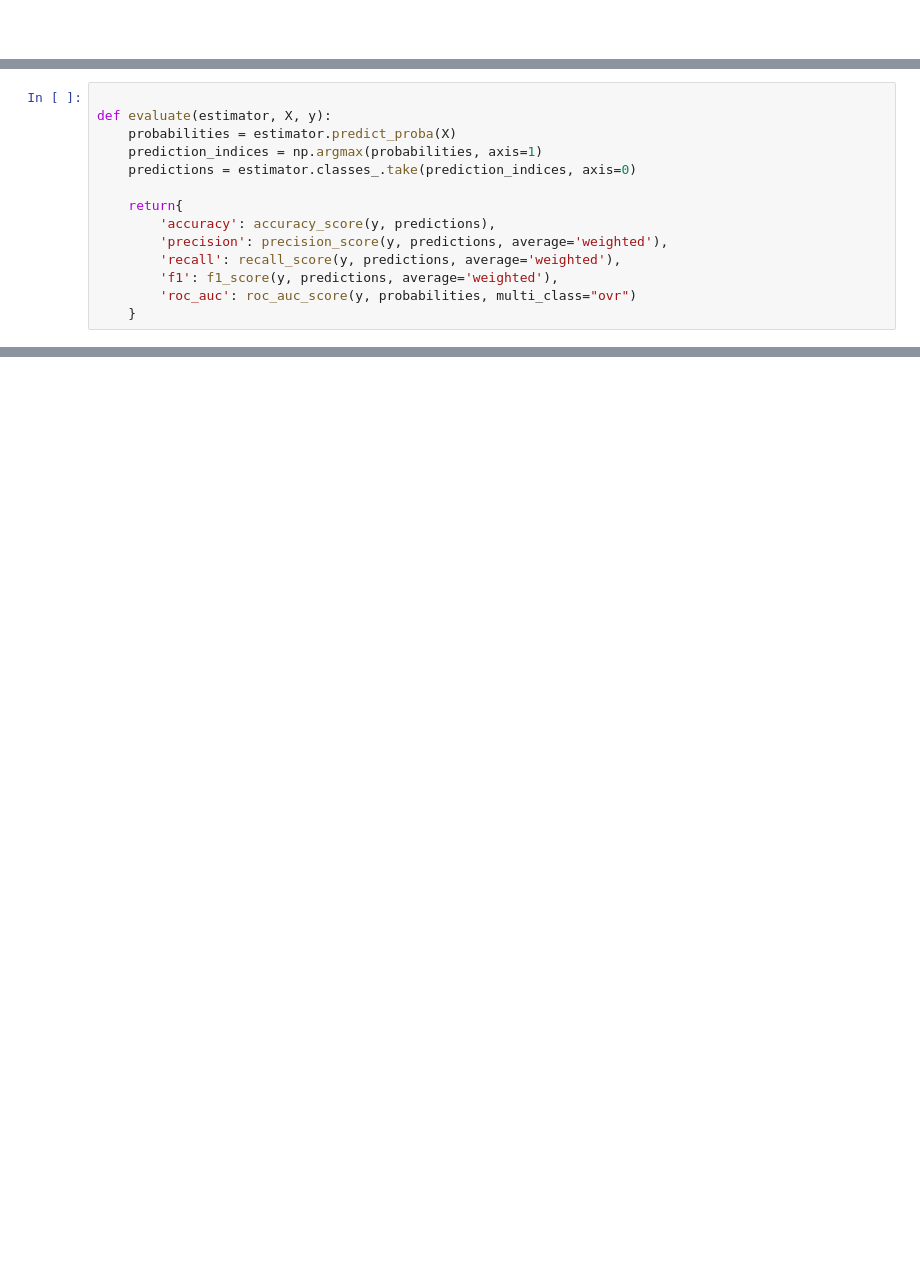
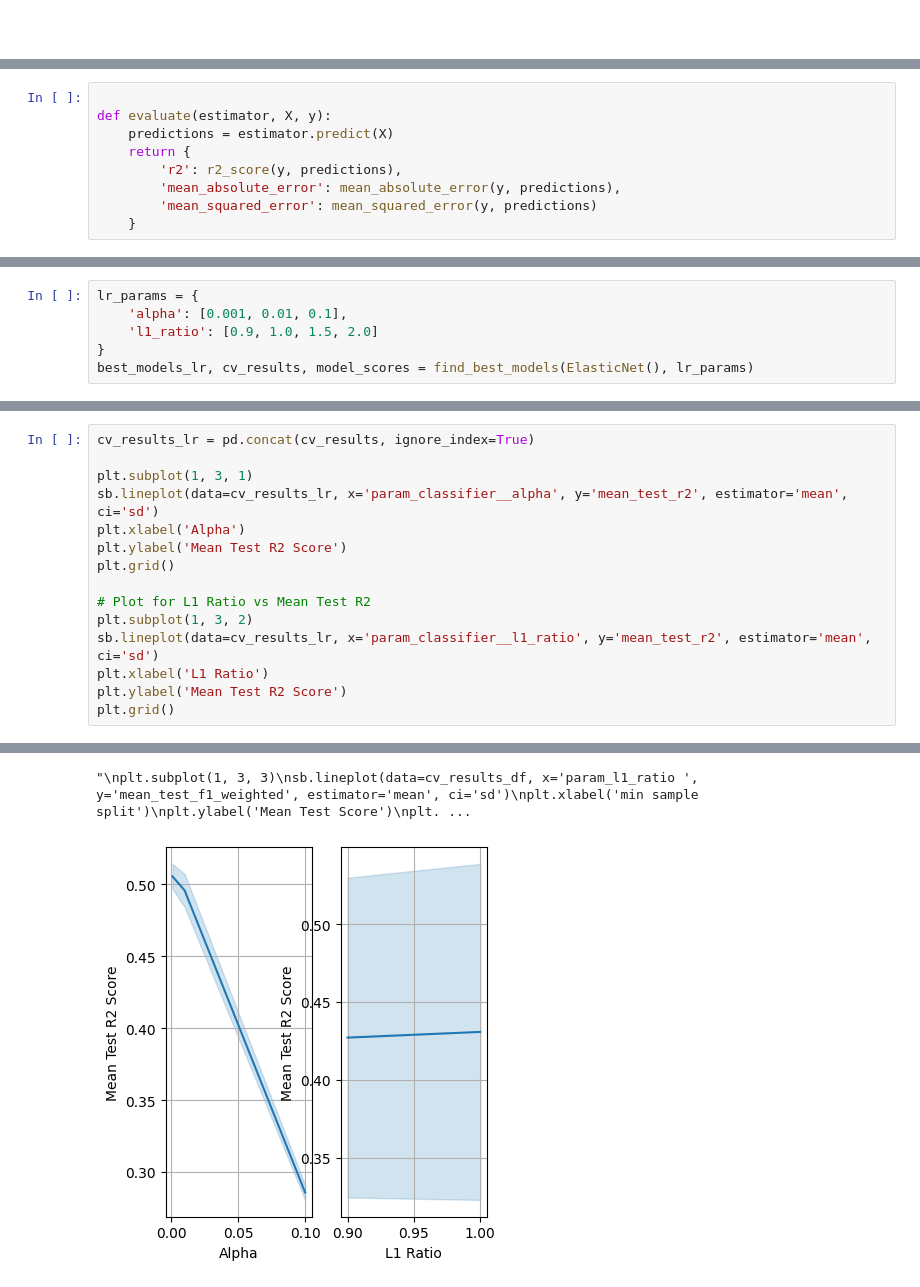
Before and after one commit to kosovarei/Machine_Learning, a Jupyter notebook: Supervised_Learning_II/Comparison_of_Regressors_for_Abalone_Age_Prediction.ipynb, the cells around one changed output, grey strips where cells are left out. Saved outputs shown, nothing was run; the diff lists cells and outputs as text; blank space fills up the shorter version.

```diff
--- a/Supervised_Learning_II/Comparison_of_Regressors_for_Abalone_Age_Prediction.ipynb
+++ b/Supervised_Learning_II/Comparison_of_Regressors_for_Abalone_Age_Prediction.ipynb
@@ -141,14 +138,0 @@ this will return the results of the model
-# %%
-
-def evaluate(estimator, X, y):
-    probabilities = estimator.predict_proba(X)
-    prediction_indices = np.argmax(probabilities, axis=1)
-    predictions = estimator.classes_.take(prediction_indices, axis=0)
-
-    return{
-        'accuracy': accuracy_score(y, predictions),
-        'precision': precision_score(y, predictions, average='weighted'),
-        'recall': recall_score(y, predictions, average='weighted'),
-        'f1': f1_score(y, predictions, average='weighted'),
-        'roc_auc': roc_auc_score(y, probabilities, multi_class="ovr")
-    }
@@ -159,0 +145,9 @@ i will first test which singular models give the best results, then test wether
+# %%
+
+def evaluate(estimator, X, y):
+    predictions = estimator.predict(X)
+    return {
+        'r2': r2_score(y, predictions),
+        'mean_absolute_error': mean_absolute_error(y, predictions),
+        'mean_squared_error': mean_squared_error(y, predictions)
+    }
@@ -159,0 +672,6 @@ i will first test which singular models give the best results, then test wether
+# %%
+lr_params = {
+    'alpha': [0.001, 0.01, 0.1],
+    'l1_ratio': [0.9, 1.0, 1.5, 2.0]
+}
+best_models_lr, cv_results, model_scores = find_best_models(ElasticNet(), lr_params)
@@ -159,0 +718,16 @@ i will first test which singular models give the best results, then test wether
+# %%
+cv_results_lr = pd.concat(cv_results, ignore_index=True)
+
+plt.subplot(1, 3, 1)
+sb.lineplot(data=cv_results_lr, x='param_classifier__alpha', y='mean_test_r2', estimator='mean', ci='sd')
+plt.xlabel('Alpha')
+plt.ylabel('Mean Test R2 Score')
+plt.grid()
+
+# Plot for L1 Ratio vs Mean Test R2
+plt.subplot(1, 3, 2)
+sb.lineplot(data=cv_results_lr, x='param_classifier__l1_ratio', y='mean_test_r2', estimator='mean', ci='sd')
+plt.xlabel('L1 Ratio')
+plt.ylabel('Mean Test R2 Score')
+plt.grid()
+# %% [output]
@@ -159,0 +741,2 @@ i will first test which singular models give the best results, then test wether
+"\nplt.subplot(1, 3, 3)\nsb.lineplot(data=cv_results_df, x='param_l1_ratio ', y='mean_test_f1_weighted', estimator='mean', ci='sd')\nplt.xlabel('min sample split')\nplt.ylabel('Mean Test Score')\nplt. ...
+[figure, added]
```
Also changed, not shown: parts of 92 cells of this notebook, 1 other file.
